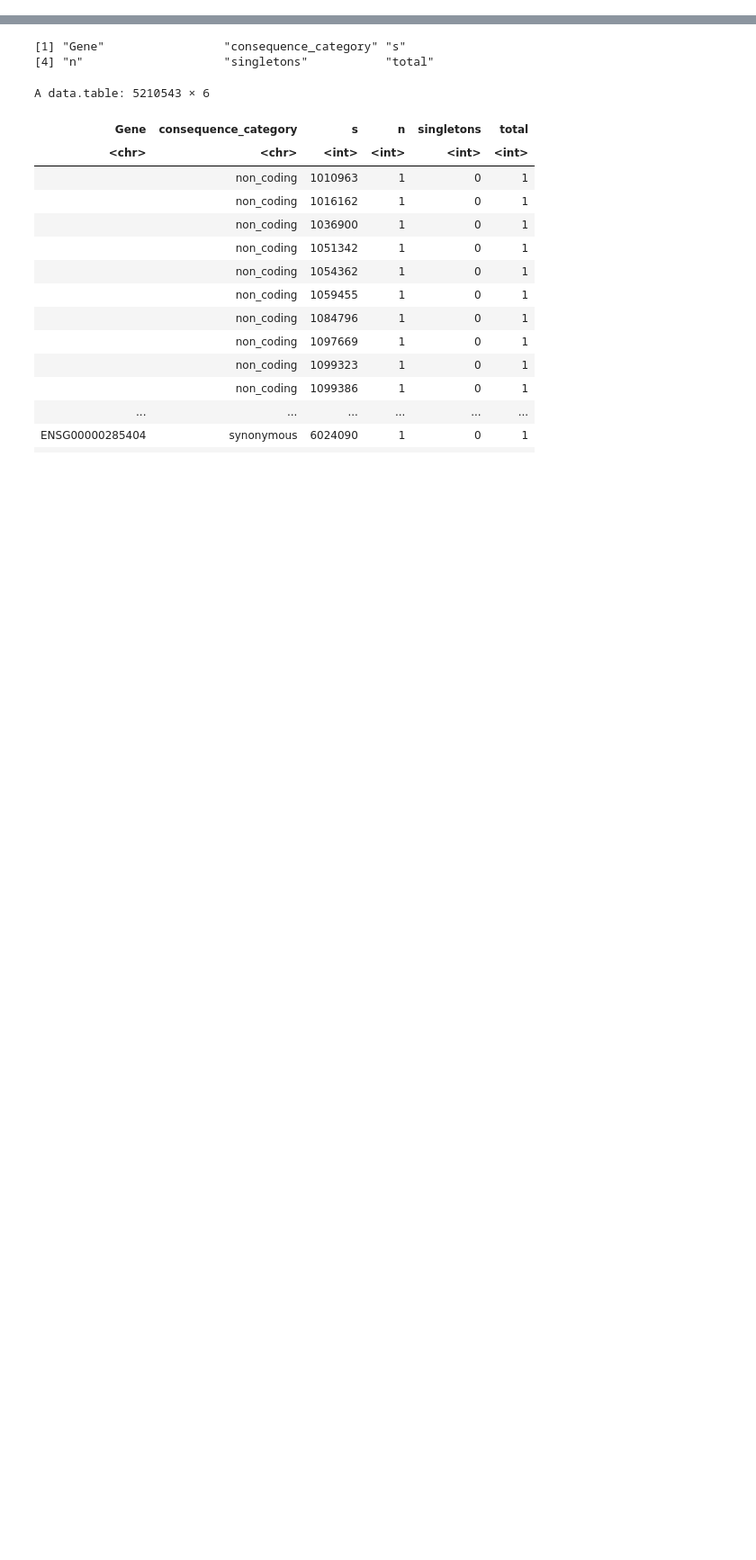
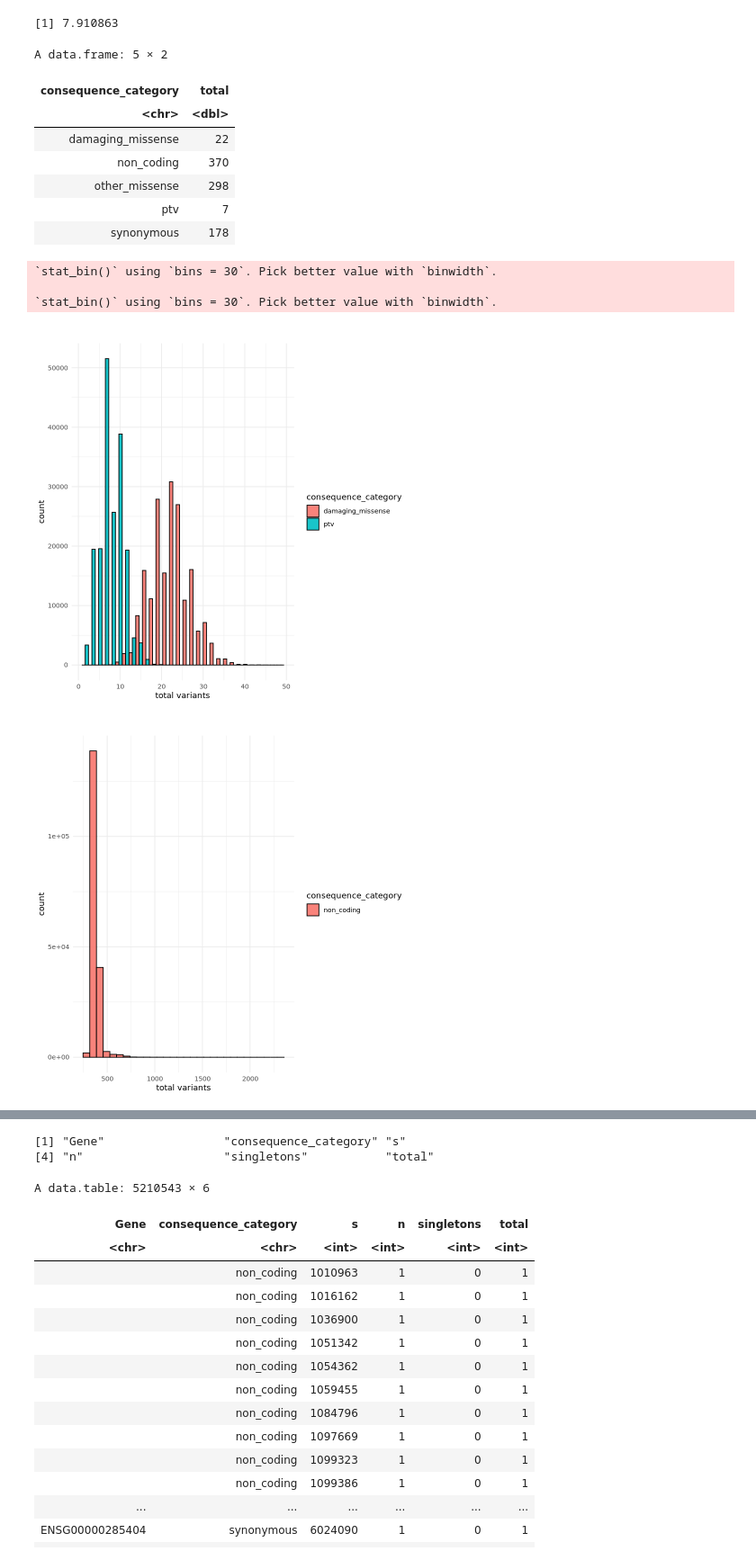
Before and after one commit to frhl/wes_ko_ukbb, a Jupyter notebook: notebooks/summary.ipynb, the cells around one changed output, grey strips where cells are left out. Shown at 90% size. Cells and saved outputs as stored; diff of their text form; code cells hidden in the pictures; blank space fills up the shorter version.

```diff
--- a/notebooks/summary.ipynb
+++ b/notebooks/summary.ipynb
@@ -22,0 +95,4 @@ dt <- do.call(rbind, lapply(files, function(f){
+# %%
+sum(d2$total) / length(unique(d2$s))
+# %% [output]
+[1] 7.910863
@@ -22,0 +118,32 @@ dt <- do.call(rbind, lapply(files, function(f){
+# %%
+d <- snvs_by_iid
+aggregate(total ~ consequence_category, data = d, FUN = median)
+#hist(d[d$consequence_category == 'ptv',]$total)
+
+ggplot(d[d$consequence_category %in% c('ptv','damaging_missense'),], aes(x=total, fill=consequence_category)) +
+    #geom_density(alpha = 0.7, color = 'black', adjust = 3) +
+    geom_histogram(alpha = 0.9, color = 'black', position = 'dodge') +
+    xlab('total variants') +
+    ggtitle('') +
+    theme_minimal()
+
+ggplot(d[d$consequence_category %in% c('non_coding'),], aes(x=total, fill=consequence_category)) +
+    #geom_density(alpha = 0.7, color = 'black', adjust = 3) +
+    geom_histogram(alpha = 0.9, color = 'black', position = 'dodge') +
+    xlab('total variants') +
+    ggtitle('') +
+    theme_minimal()
+# %% [output]
+A data.frame: 5 × 2
+| consequence_category | total |
+| <chr> | <dbl> |
+| damaging_missense | 22 |
+| non_coding | 370 |
+| other_missense | 298 |
+| ptv | 7 |
+| synonymous | 178 |
+`stat_bin()` using `bins = 30`. Pick better value with `binwidth`.
+
+`stat_bin()` using `bins = 30`. Pick better value with `binwidth`.
+[figure, added]
+[figure, added]
```
Also changed, not shown: parts of 15 cells of this notebook, 7 other files.
